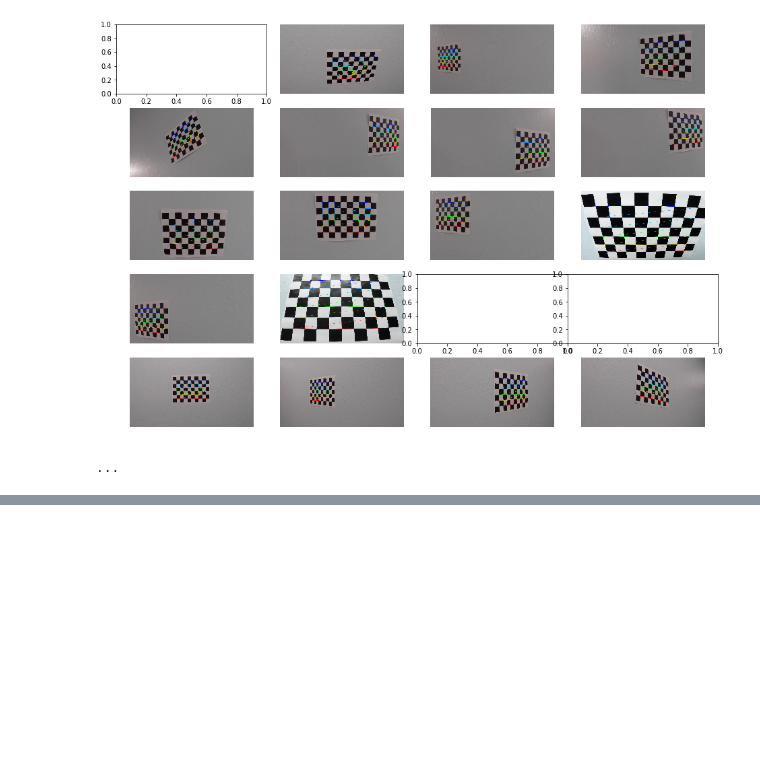
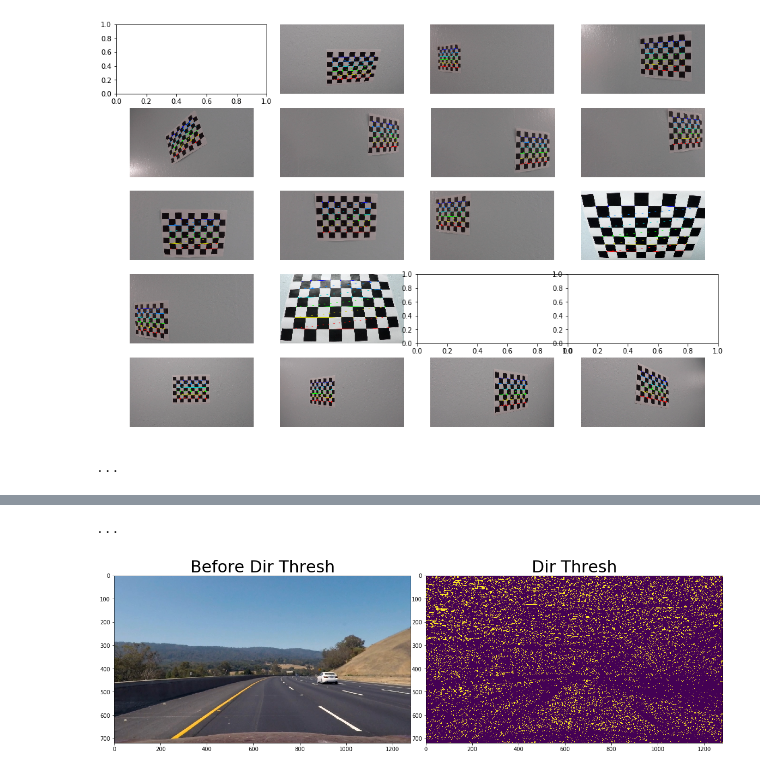
Before and after one commit to sethbunke/CarND-Advanced-Lane-Lines, a Jupyter notebook: sol1-b.ipynb, the cells around one changed output, grey strips where cells are left out. Drawn from its saved outputs; the diff is of its cells as text; code cells hidden in the pictures; blank space fills up the shorter version.

```diff
--- a/sol1-b.ipynb
+++ b/sol1-b.ipynb
@@ -101,0 +180,6 @@ show_images(exampleImg, 'Original', exampleImg_undistort, 'Undistorted')
+# %%
+dir_threshold_output = dir_threshold(exampleImg_undistort, 5, (0, 0.2))
+show_images(exampleImg_undistort, 'Before Dir Thresh', dir_threshold_output, 'Dir Thresh')
+# %% [output]
+...
+[figure, added]
```
Also changed, not shown: parts of 10 cells of this notebook.
